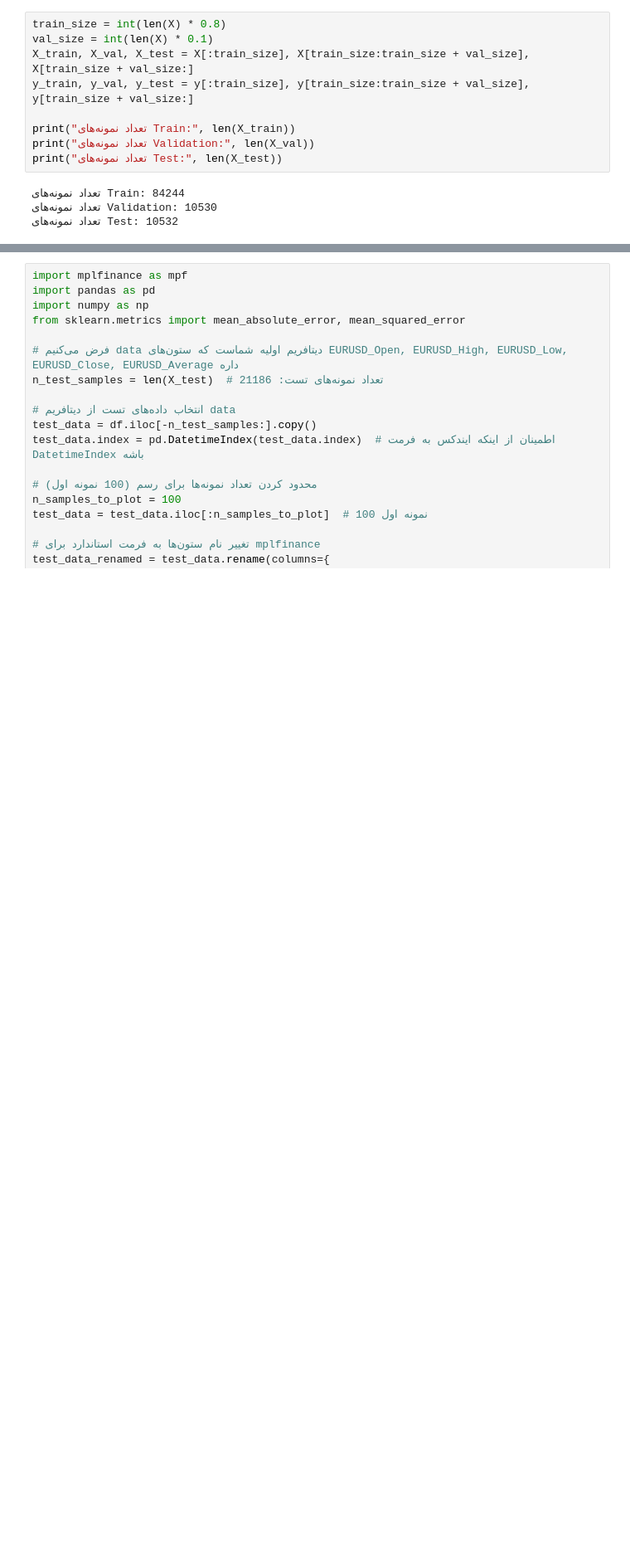
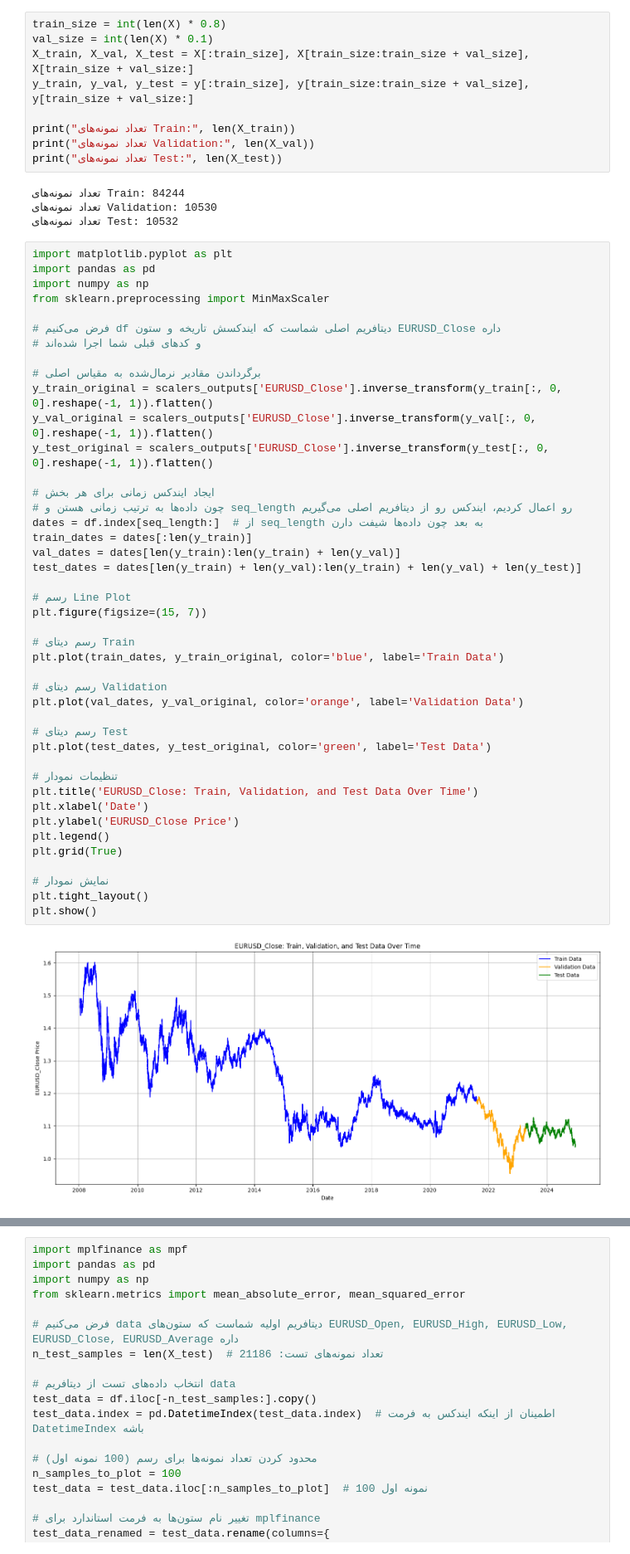
Before and after one commit to mostafamhmdi/alpha-niroo, a Jupyter notebook: more-money-transformer.ipynb, the cells around one changed output, grey strips where cells are left out. Shown at 83% size. Saved outputs shown, nothing was run; the diff lists cells and outputs as text; blank space fills up the shorter version.

```diff
--- a/more-money-transformer.ipynb
+++ b/more-money-transformer.ipynb
@@ -171,6 +343,51 @@ print("تعداد نمونه‌های Test:", len(X_test))
 تعداد نمونه‌های Train: 84244
 تعداد نمونه‌های Validation: 10530
 تعداد نمونه‌های Test: 10532
+# %%
+import matplotlib.pyplot as plt
+import pandas as pd
+import numpy as np
+from sklearn.preprocessing import MinMaxScaler
+
+# فرض می‌کنیم df دیتافریم اصلی شماست که ایندکسش تاریخه و ستون EURUSD_Close داره
+# و کدهای قبلی شما اجرا شده‌اند
+
+# برگرداندن مقادیر نرمال‌شده به مقیاس اصلی
+y_train_original = scalers_outputs['EURUSD_Close'].inverse_transform(y_train[:, 0, 0].reshape(-1, 1)).flatten()
+y_val_original = scalers_outputs['EURUSD_Close'].inverse_transform(y_val[:, 0, 0].reshape(-1, 1)).flatten()
+y_test_original = scalers_outputs['EURUSD_Close'].inverse_transform(y_test[:, 0, 0].reshape(-1, 1)).flatten()
+
+# ایجاد ایندکس زمانی برای هر بخش
+# چون داده‌ها به ترتیب زمانی هستن و seq_length رو اعمال کردیم، ایندکس رو از دیتافریم اصلی می‌گیریم
+dates = df.index[seq_length:]  # از seq_length به بعد چون داده‌ها شیفت دارن
+train_dates = dates[:len(y_train)]
+val_dates = dates[len(y_train):len(y_train) + len(y_val)]
+test_dates = dates[len(y_train) + len(y_val):len(y_train) + len(y_val) + len(y_test)]
+
+# رسم Line Plot
+plt.figure(figsize=(15, 7))
+
+# رسم دیتای Train
+plt.plot(train_dates, y_train_original, color='blue', label='Train Data')
+
+# رسم دیتای Validation
+plt.plot(val_dates, y_val_original, color='orange', label='Validation Data')
+
+# رسم دیتای Test
+plt.plot(test_dates, y_test_original, color='green', label='Test Data')
+
+# تنظیمات نمودار
+plt.title('EURUSD_Close: Train, Validation, and Test Data Over Time')
+plt.xlabel('Date')
+plt.ylabel('EURUSD_Close Price')
+plt.legend()
+plt.grid(True)
+
+# نمایش نمودار
+plt.tight_layout()
+plt.show()
+# %% [output]
+[figure, added]
 # %%
 import tensorflow as tf
 from tensorflow.keras.layers import Input, Dense, Dropout, Concatenate, GlobalAveragePooling1D
```
Also changed, not shown: parts of 15 cells of this notebook.
